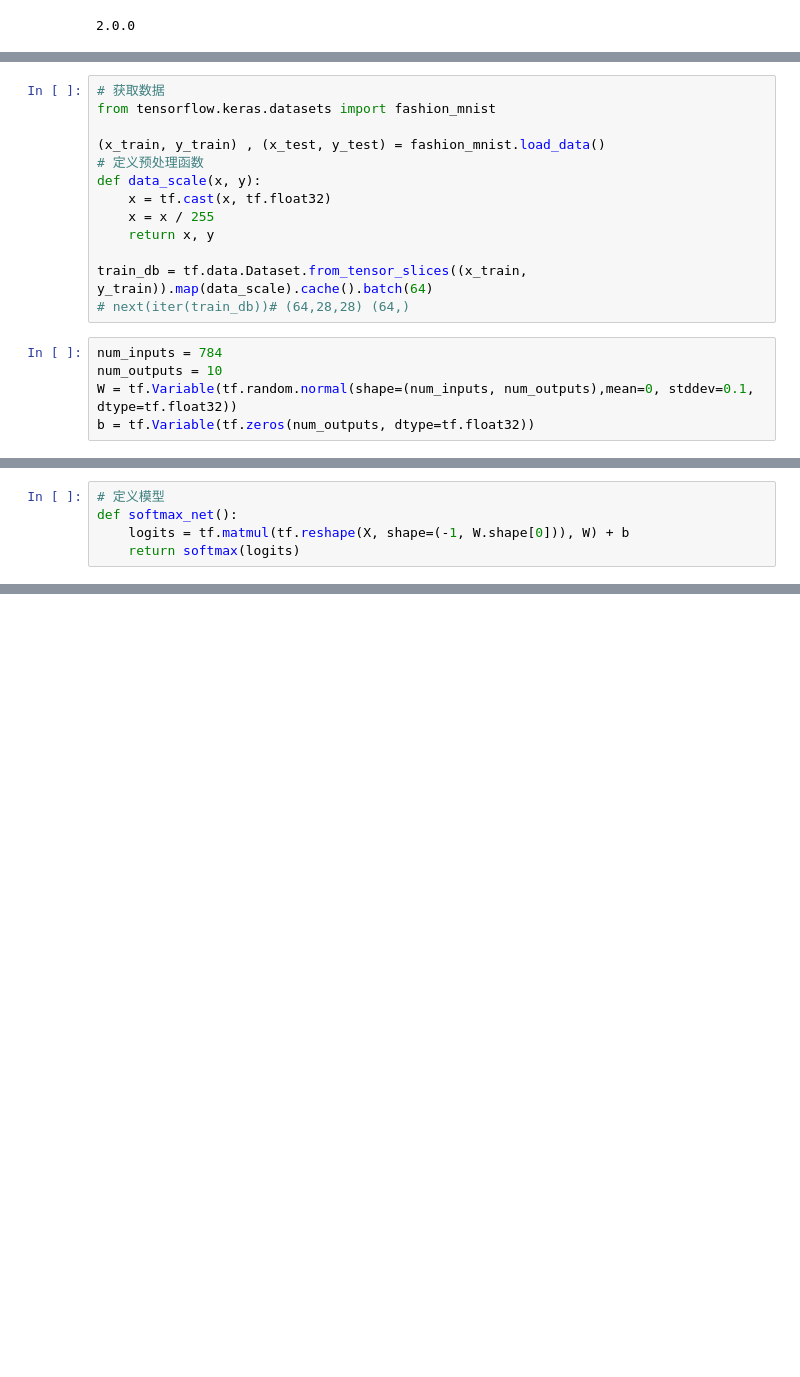
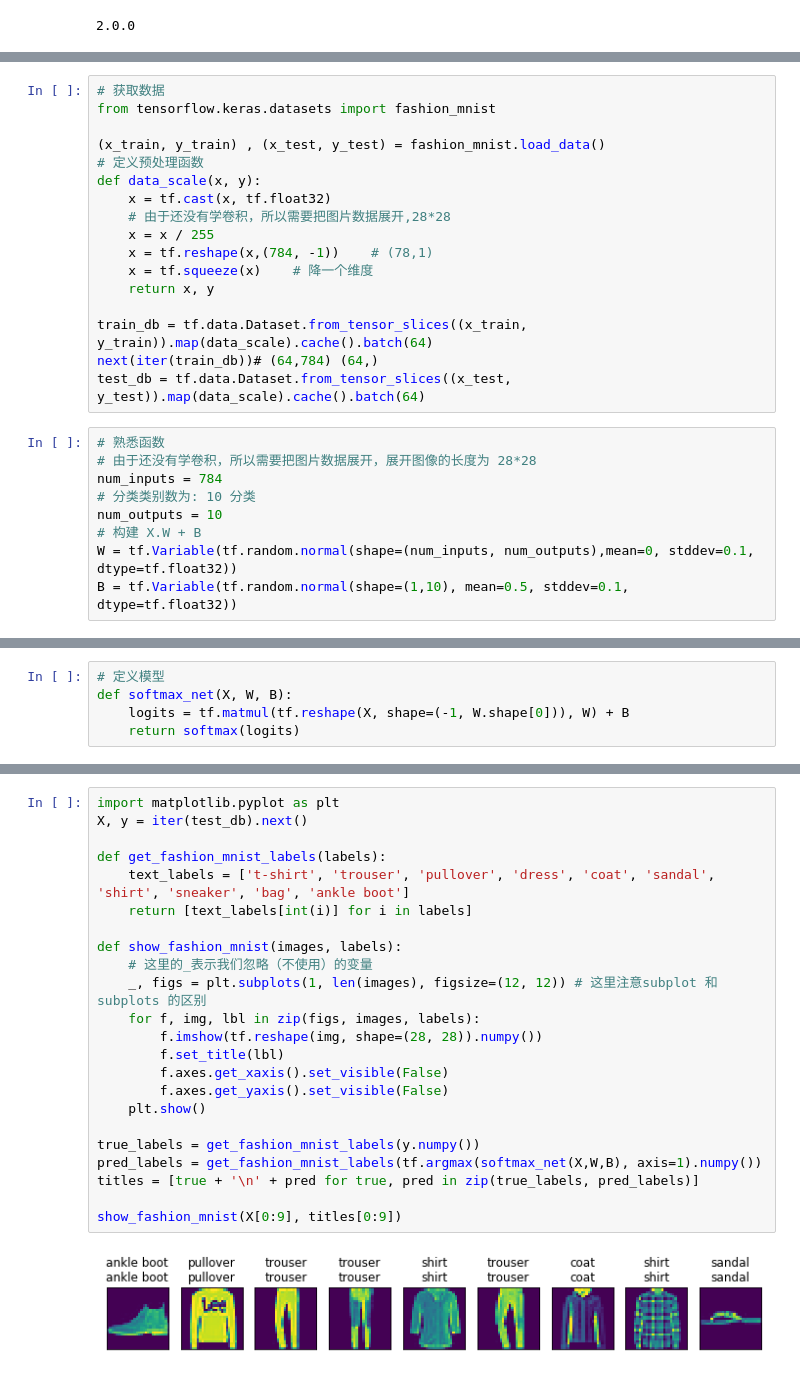
Before and after one commit to taichuai/d2l_zh_tensorflow2.0, a Jupyter notebook: softmax回归的从零实现.ipynb, the cells around one changed output, grey strips where cells are left out. Saved outputs shown, nothing was run; the diff lists cells and outputs as text; blank space fills up the shorter version.

```diff
--- a/softmax回归的从零实现.ipynb
+++ b/softmax回归的从零实现.ipynb
@@ -38,14 +42,22 @@ from tensorflow.keras.datasets import fashion_mnist
 # 定义预处理函数
 def data_scale(x, y):
     x = tf.cast(x, tf.float32)
+    # 由于还没有学卷积，所以需要把图片数据展开,28*28
     x = x / 255
+    x = tf.reshape(x,(784, -1))    # (78,1)
+    x = tf.squeeze(x)    # 降一个维度
     return x, y
 
 train_db = tf.data.Dataset.from_tensor_slices((x_train, y_train)).map(data_scale).cache().batch(64)
-# next(iter(train_db))# (64,28,28) (64,)
+next(iter(train_db))# (64,784) (64,)
+test_db = tf.data.Dataset.from_tensor_slices((x_test, y_test)).map(data_scale).cache().batch(64)
 # %%
+# 熟悉函数
+# 由于还没有学卷积，所以需要把图片数据展开，展开图像的长度为 28*28
 num_inputs = 784
+# 分类类别数为: 10 分类
 num_outputs = 10
+# 构建 X.W + B
 W = tf.Variable(tf.random.normal(shape=(num_inputs, num_outputs),mean=0, stddev=0.1, dtype=tf.float32))
-b = tf.Variable(tf.zeros(num_outputs, dtype=tf.float32))
+B = tf.Variable(tf.random.normal(shape=(1,10), mean=0.5, stddev=0.1, dtype=tf.float32))
 # %%
@@ -62,5 +94,5 @@ X_prob, tf.reduce_sum(X_prob, axis=1)
 # %%
 # 定义模型
-def softmax_net():
-    logits = tf.matmul(tf.reshape(X, shape=(-1, W.shape[0])), W) + b
+def softmax_net(X, W, B):
+    logits = tf.matmul(tf.reshape(X, shape=(-1, W.shape[0])), W) + B
     return softmax(logits)
@@ -76,0 +219,25 @@ def accuracy(y_hat, y):
+# %%
+import matplotlib.pyplot as plt
+X, y = iter(test_db).next()
+
+def get_fashion_mnist_labels(labels):
+    text_labels = ['t-shirt', 'trouser', 'pullover', 'dress', 'coat', 'sandal', 'shirt', 'sneaker', 'bag', 'ankle boot']
+    return [text_labels[int(i)] for i in labels]
+
+def show_fashion_mnist(images, labels):
+    # 这⾥的_表示我们忽略（不使⽤）的变量
+    _, figs = plt.subplots(1, len(images), figsize=(12, 12)) # 这里注意subplot 和subplots 的区别
+    for f, img, lbl in zip(figs, images, labels):
+        f.imshow(tf.reshape(img, shape=(28, 28)).numpy())
+        f.set_title(lbl)
+        f.axes.get_xaxis().set_visible(False)
+        f.axes.get_yaxis().set_visible(False)
+    plt.show()
+
+true_labels = get_fashion_mnist_labels(y.numpy())
+pred_labels = get_fashion_mnist_labels(tf.argmax(softmax_net(X,W,B), axis=1).numpy())
+titles = [true + '\n' + pred for true, pred in zip(true_labels, pred_labels)]
+
+show_fashion_mnist(X[0:9], titles[0:9])
+# %% [output]
+[figure, added]
```
Also changed, not shown: parts of 11 cells of this notebook, 2 other files.
